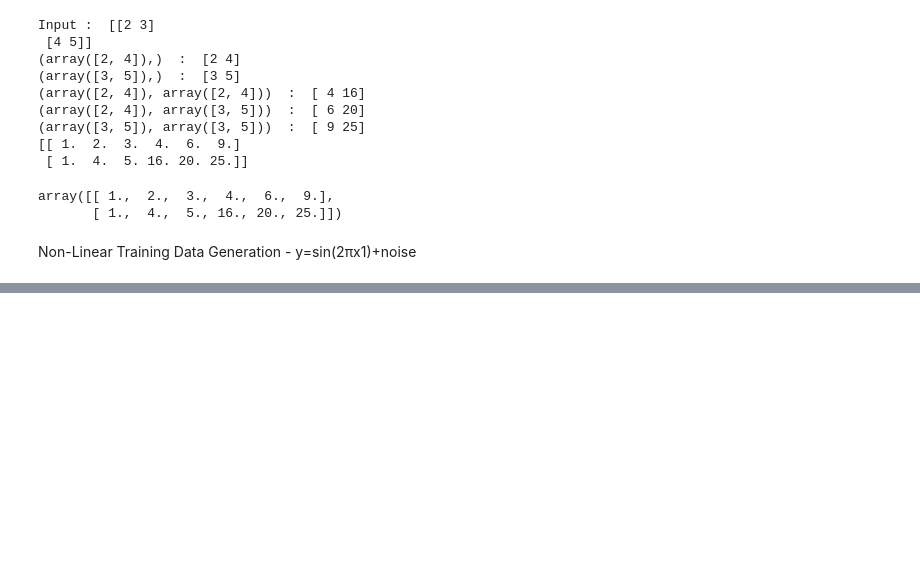
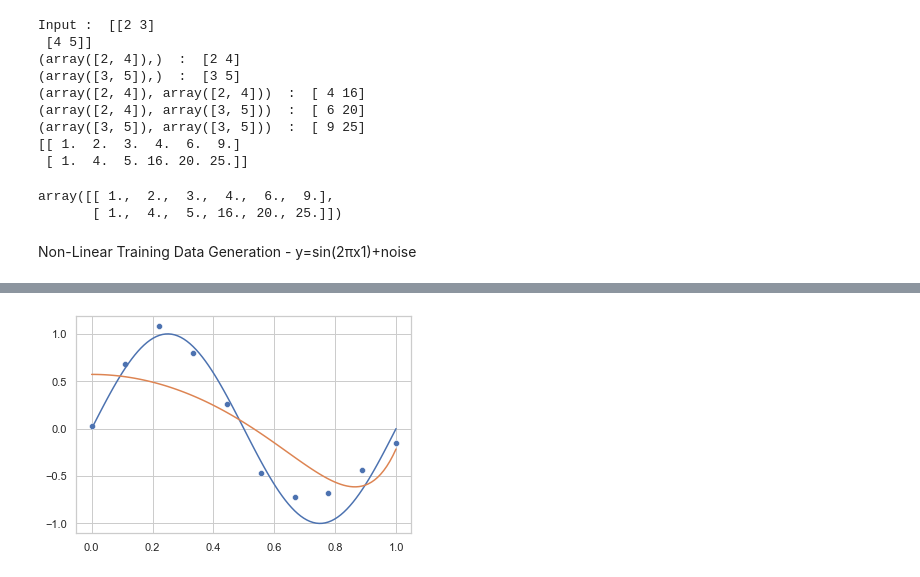
Before and after one commit to Pranav-Balakrishnan/Basic-Machine-Learning, a Jupyter notebook: Polynomial Regression.ipynb, the cells around one changed output, grey strips where cells are left out. Cells and saved outputs as stored; diff of their text form; code cells hidden in the pictures; blank space fills up the shorter version.

```diff
--- a/Polynomial Regression.ipynb
+++ b/Polynomial Regression.ipynb
@@ -192,0 +310,4 @@ visualize_model_fit(X,y,lin_reg,degree)
+# %%
+visualize_model_fit(X,y,lasso,degree)
+# %% [output]
+[figure, added]
```
Also changed, not shown: parts of 19 cells of this notebook.
